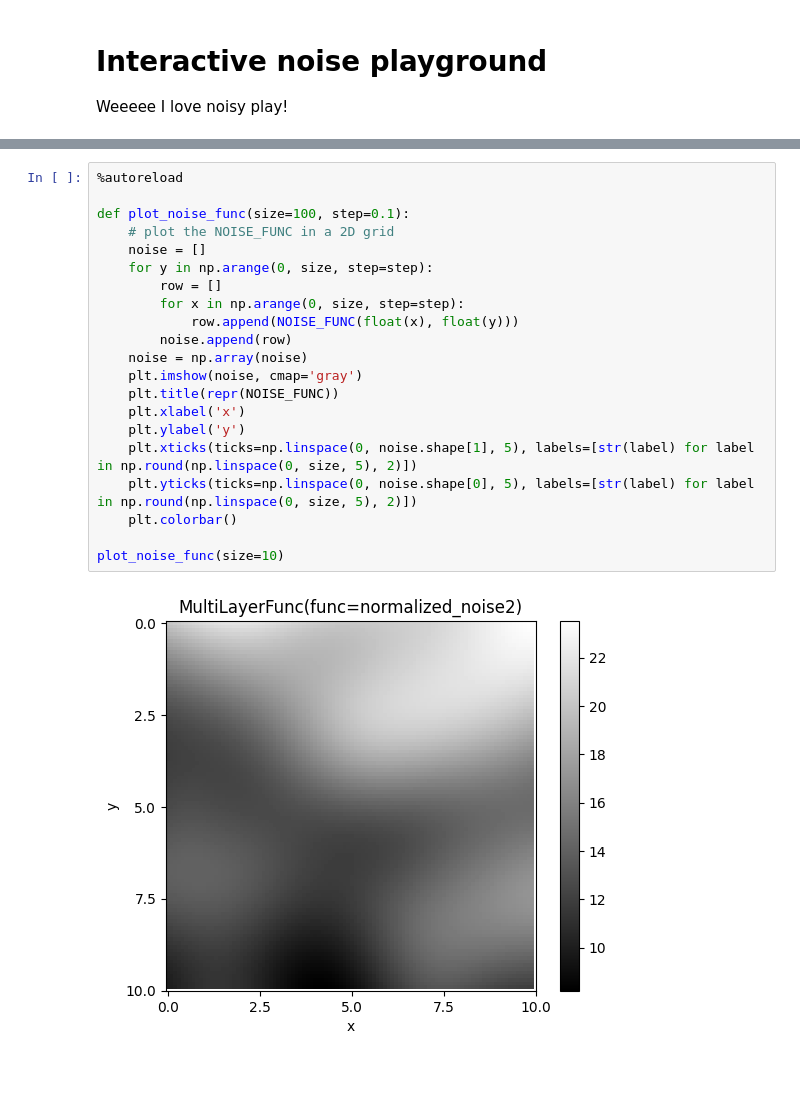
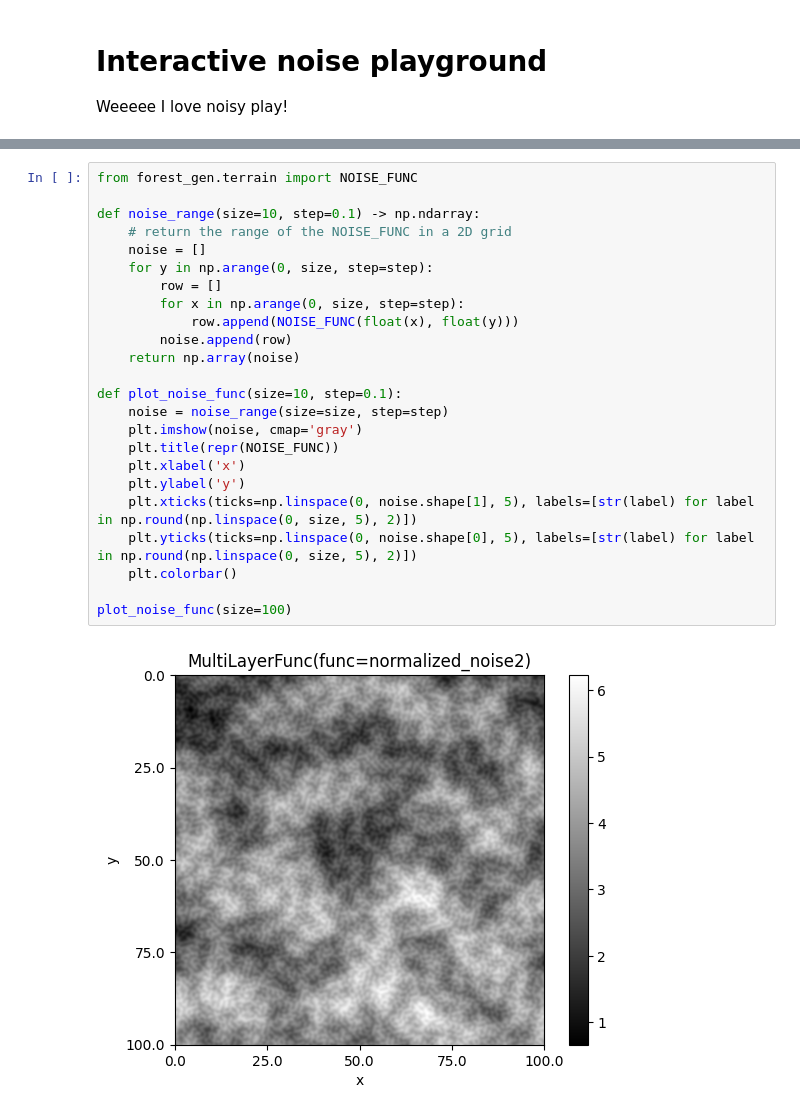
Before and after one commit to GrafCzterech/forest_gen, a Jupyter notebook: interactive.ipynb, the cells around one changed output, grey strips where cells are left out. Cells and saved outputs as stored; diff of their text form; blank space fills up the shorter version.

Commit message:
Optimizations, noise func changes

```diff
--- a/interactive.ipynb
+++ b/interactive.ipynb
@@ -21,23 +18,26 @@ MultiLayerFunc(func=normalized_noise2)
 # %%
-%autoreload
+from forest_gen.terrain import NOISE_FUNC
 
-def plot_noise_func(size=100, step=0.1):
-    # plot the NOISE_FUNC in a 2D grid
+def noise_range(size=10, step=0.1) -> np.ndarray:
+    # return the range of the NOISE_FUNC in a 2D grid
     noise = []
     for y in np.arange(0, size, step=step):
         row = []
         for x in np.arange(0, size, step=step):
             row.append(NOISE_FUNC(float(x), float(y)))
         noise.append(row)
-    noise = np.array(noise)
+    return np.array(noise)
+
+def plot_noise_func(size=10, step=0.1):
+    noise = noise_range(size=size, step=step)
     plt.imshow(noise, cmap='gray')
     plt.title(repr(NOISE_FUNC))
     plt.xlabel('x')
     plt.ylabel('y')
     plt.xticks(ticks=np.linspace(0, noise.shape[1], 5), labels=[str(label) for label in np.round(np.linspace(0, size, 5), 2)])
     plt.yticks(ticks=np.linspace(0, noise.shape[0], 5), labels=[str(label) for label in np.round(np.linspace(0, size, 5), 2)])
     plt.colorbar()
 
-plot_noise_func(size=10)
+plot_noise_func(size=100)
 # %% [output]
-[figure, old version]
+[figure, new version]
```
Also changed, not shown: parts of 3 cells of this notebook, 4 other files.
